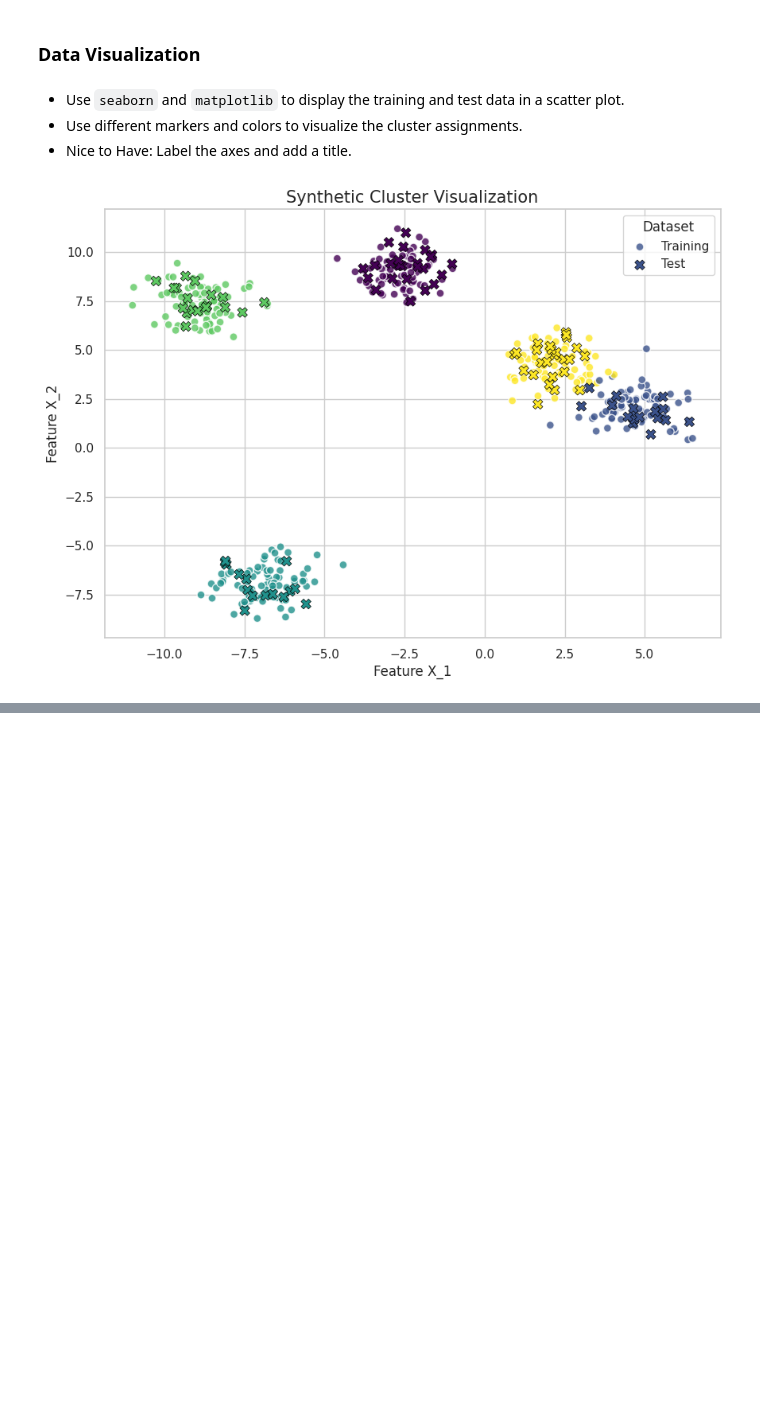
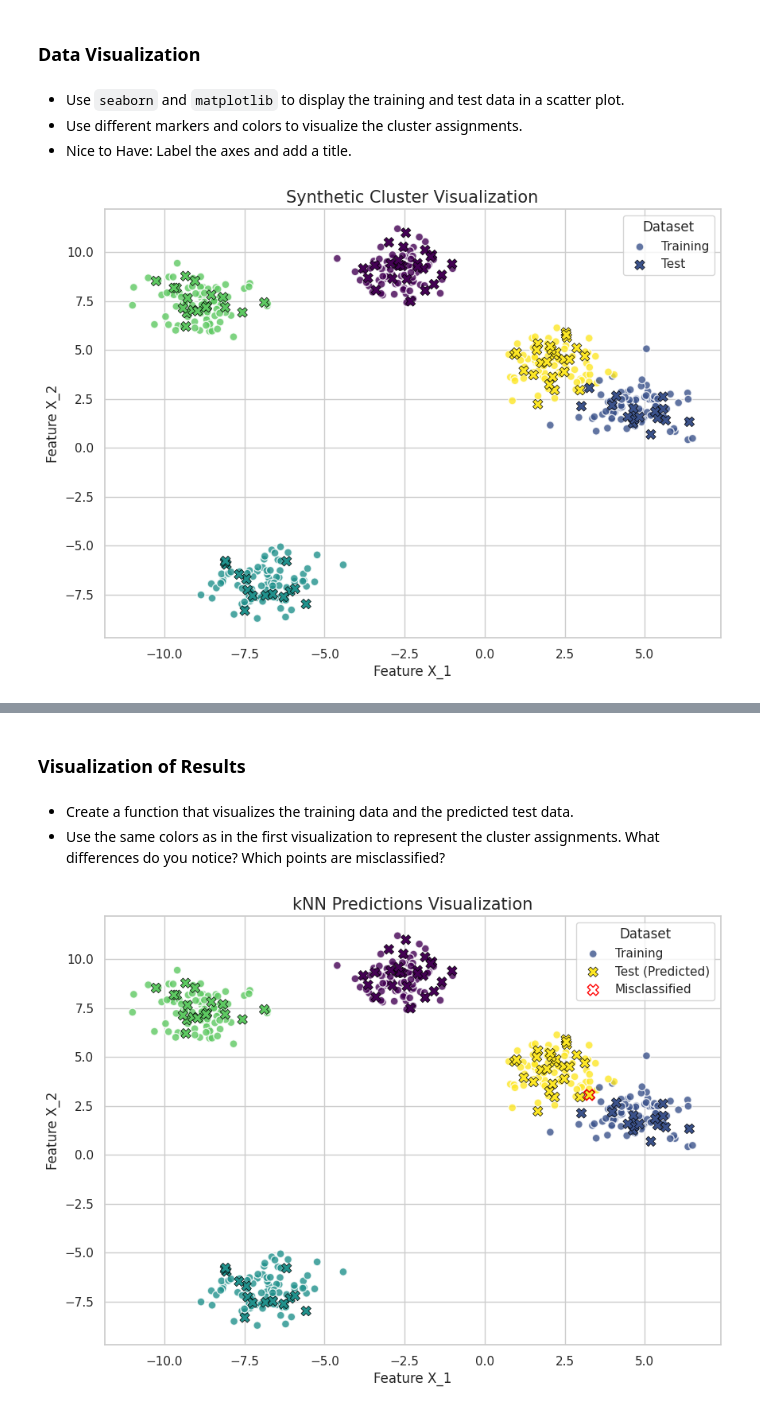
Before and after one commit to LosDelDGIIM/LosDelDGIIM.github.io, a Jupyter notebook: subjects/Erasmus-DUE/GKI/Exercises/Exercise3.ipynb, the cells around one changed output, grey strips where cells are left out. Saved outputs shown, nothing was run; the diff lists cells and outputs as text; code cells hidden in the pictures; blank space fills up the shorter version.

```diff
--- a/subjects/Erasmus-DUE/GKI/Exercises/Exercise3.ipynb
+++ b/subjects/Erasmus-DUE/GKI/Exercises/Exercise3.ipynb
@@ -91,0 +100,6 @@ plt.show()
+# %%
+from sklearn.neighbors import KNeighborsClassifier
+
+knn = KNeighborsClassifier(n_neighbors=8)
+knn.fit(X_train, y_train)
+y_pred = knn.predict(X_test)
@@ -91,0 +123,63 @@ plt.show()
+# %% [markdown]
+### Visualization of Results
+# %% [markdown]
+- Create a function that visualizes the training data and the predicted test data.
+-  Use the same colors as in the first visualization to represent the cluster assignments. What differences do you notice? Which points are misclassified?
+# %%
+def plot_predictions(X_train, y_train, X_test, y_test, y_pred, title='kNN Predictions Visualization'):
+    """
+    Visualizes the training data and the predicted test data.
+    Training data is shown as circles, and test data is shown as crosses.
+    Colors represent the cluster assignments.
+    Parameters:
+    - X_train: Training data features
+    - y_train: Training data labels
+    - X_test: Test data features
+    - y_test: Test data true labels (for reference)
+    - y_pred: Test data predicted labels
+    - title: Title of the plot
+    """
+    plt.figure(figsize=(10, 7))
+
+    # Plot training data
+    plt.scatter(
+        X_train[:, 0], X_train[:, 1],
+        c=y_train,
+        cmap='viridis',
+        marker='o',
+        s=50,
+        label='Training',
+        edgecolor='w',
+        alpha=0.8
+    )
+
+    # Plot test data with predicted labels
+    plt.scatter(
+        X_test[:, 0], X_test[:, 1],
+        c=y_pred,
+        cmap='viridis',
+        marker='X',
+        s=80,
+        label='Test (Predicted)',
+        edgecolor='black',
+        linewidth=0.5
+    )
+
+    # Mark misclassified points with a red edge
+    misclassified = y_test != y_pred
+    plt.scatter(
+        X_test[misclassified][:, 0], X_test[misclassified][:, 1],
+        facecolors='none', edgecolors='red',
+        marker='X', s=100, label='Misclassified'
+    )
+
+    plt.title('kNN Predictions Visualization', fontsize=15)
+    plt.xlabel('Feature X_1', fontsize=12)
+    plt.ylabel('Feature X_2', fontsize=12)
+    plt.legend(title='Dataset')
+
+    plt.show()
+
+plot_predictions(X_train, y_train, X_test, y_test, y_pred)
+# %% [output]
+[figure, added]
```
Also changed, not shown: parts of 22 cells of this notebook.
